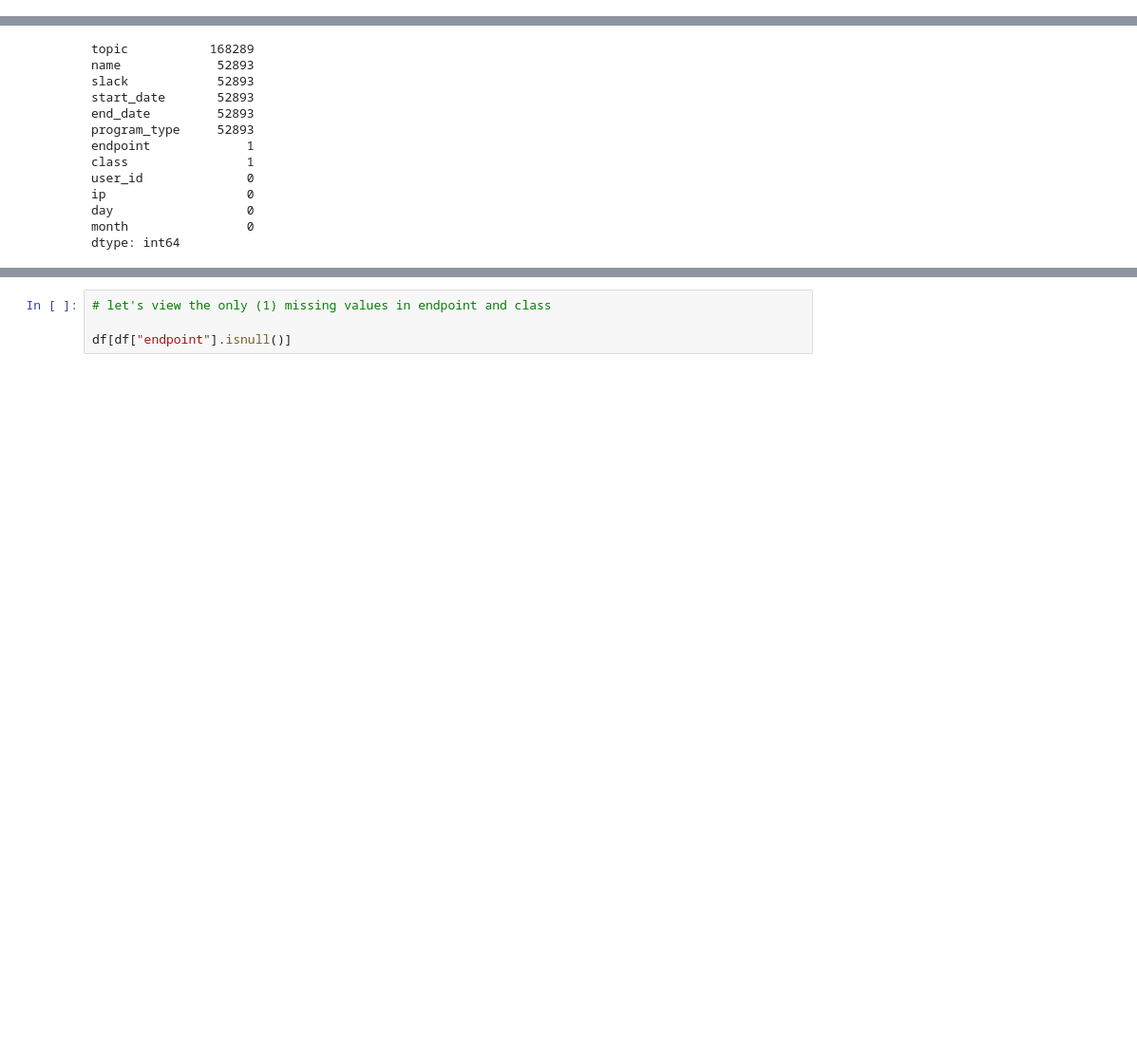
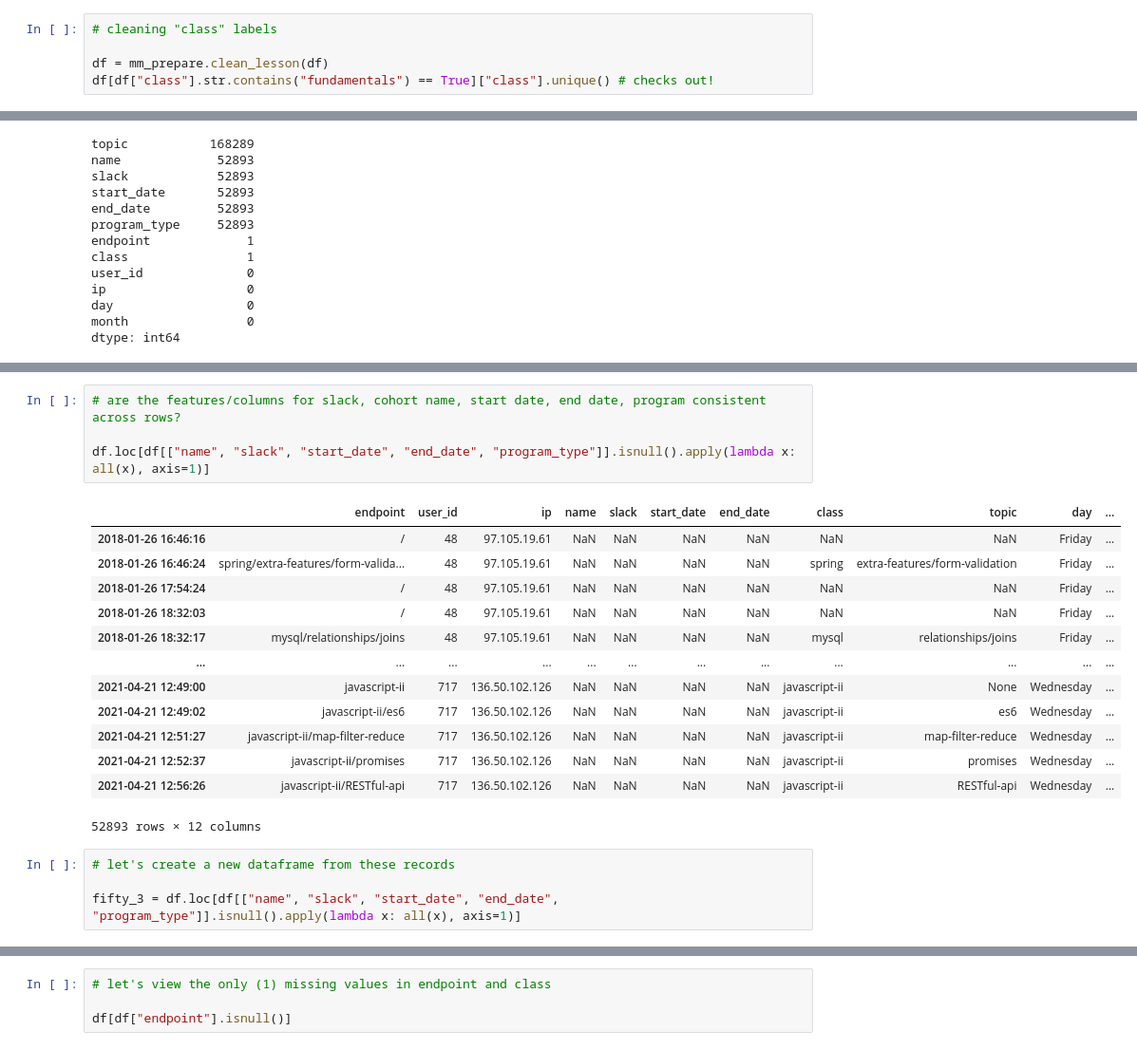
Before and after one commit to Kalpana-duo/project_anomaly, a Jupyter notebook: mm_notebook.ipynb, the cells around one changed output, grey strips where cells are left out. Shown at 95% size. Cells and saved outputs as stored; diff of their text form; blank space fills up the shorter version.

```diff
--- a/mm_notebook.ipynb
+++ b/mm_notebook.ipynb
@@ -119,3 +116,8 @@ df shape: (900223, 13)
 | 2 | 2018-01-26 | 09:56:05 | java-ii/object-oriented-programming | 1 | 8.0 | 97.105.19.61 | Hampton | #hampton | 2015-09-22 | 2016-02-06 | ... |
 | 3 | 2018-01-26 | 09:56:06 | slides/object_oriented_programming | 1 | 8.0 | 97.105.19.61 | Hampton | #hampton | 2015-09-22 | 2016-02-06 | ... |
 | 4 | 2018-01-26 | 09:56:24 | javascript-i/conditionals | 2 | 22.0 | 97.105.19.61 | Teddy | #teddy | 2018-01-08 | 2018-05-17 | ... |
+# %%
+# cleaning "class" labels
+
+df = mm_prepare.clean_lesson(df)
+df[df["class"].str.contains("fundamentals") == True]["class"].unique() # checks out!
@@ -228,0 +251,22 @@ dtype: int64
+# %%
+# are the features/columns for slack, cohort name, start date, end date, program consistent across rows?
+
+df.loc[df[["name", "slack", "start_date", "end_date", "program_type"]].isnull().apply(lambda x: all(x), axis=1)]
+# %% [output]
+|  | endpoint | user_id | ip | name | slack | start_date | end_date | class | topic | day | ... |
+| 2018-01-26 16:46:16 | / | 48 | 97.105.19.61 | NaN | NaN | NaN | NaN | NaN | NaN | Friday | ... |
+| 2018-01-26 16:46:24 | spring/extra-features/form-valida... | 48 | 97.105.19.61 | NaN | NaN | NaN | NaN | spring | extra-features/form-validation | Friday | ... |
+| 2018-01-26 17:54:24 | / | 48 | 97.105.19.61 | NaN | NaN | NaN | NaN | NaN | NaN | Friday | ... |
+| 2018-01-26 18:32:03 | / | 48 | 97.105.19.61 | NaN | NaN | NaN | NaN | NaN | NaN | Friday | ... |
+| 2018-01-26 18:32:17 | mysql/relationships/joins | 48 | 97.105.19.61 | NaN | NaN | NaN | NaN | mysql | relationships/joins | Friday | ... |
+| ... | ... | ... | ... | ... | ... | ... | ... | ... | ... | ... | ... |
+| 2021-04-21 12:49:00 | javascript-ii | 717 | 136.50.102.126 | NaN | NaN | NaN | NaN | javascript-ii | None | Wednesday | ... |
+| 2021-04-21 12:49:02 | javascript-ii/es6 | 717 | 136.50.102.126 | NaN | NaN | NaN | NaN | javascript-ii | es6 | Wednesday | ... |
+| 2021-04-21 12:51:27 | javascript-ii/map-filter-reduce | 717 | 136.50.102.126 | NaN | NaN | NaN | NaN | javascript-ii | map-filter-reduce | Wednesday | ... |
+| 2021-04-21 12:52:37 | javascript-ii/promises | 717 | 136.50.102.126 | NaN | NaN | NaN | NaN | javascript-ii | promises | Wednesday | ... |
+| 2021-04-21 12:56:26 | javascript-ii/RESTful-api | 717 | 136.50.102.126 | NaN | NaN | NaN | NaN | javascript-ii | RESTful-api | Wednesday | ... |
+52893 rows × 12 columns
+# %%
+# let's create a new dataframe from these records
+
+fifty_3 = df.loc[df[["name", "slack", "start_date", "end_date", "program_type"]].isnull().apply(lambda x: all(x), axis=1)]
```
Also changed, not shown: parts of 19 cells of this notebook, 2 other files.
